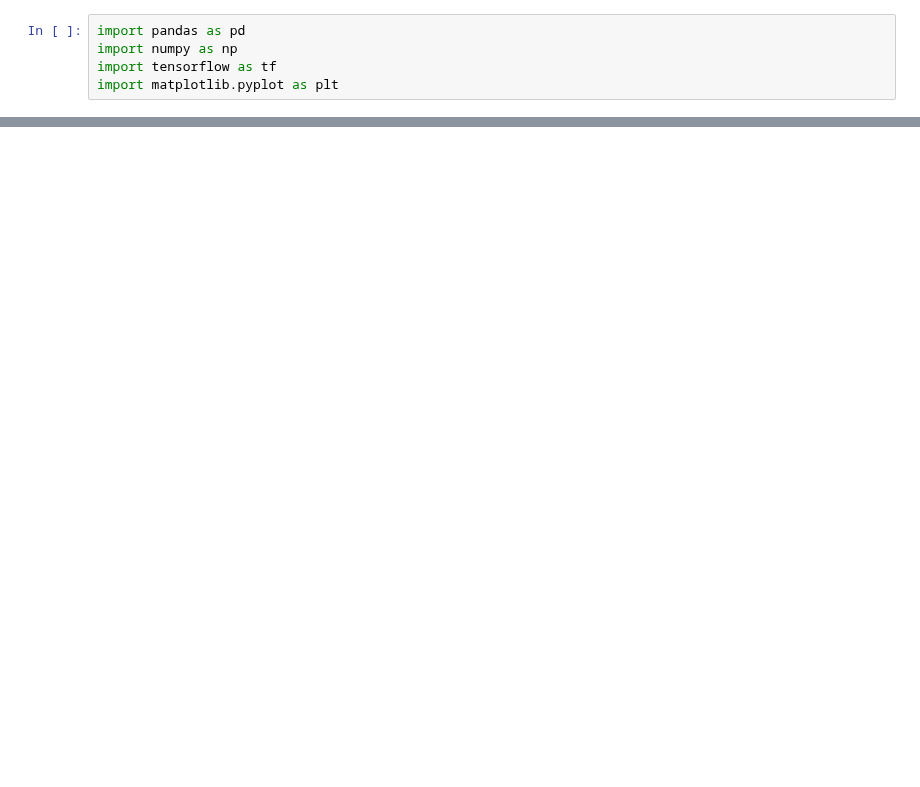
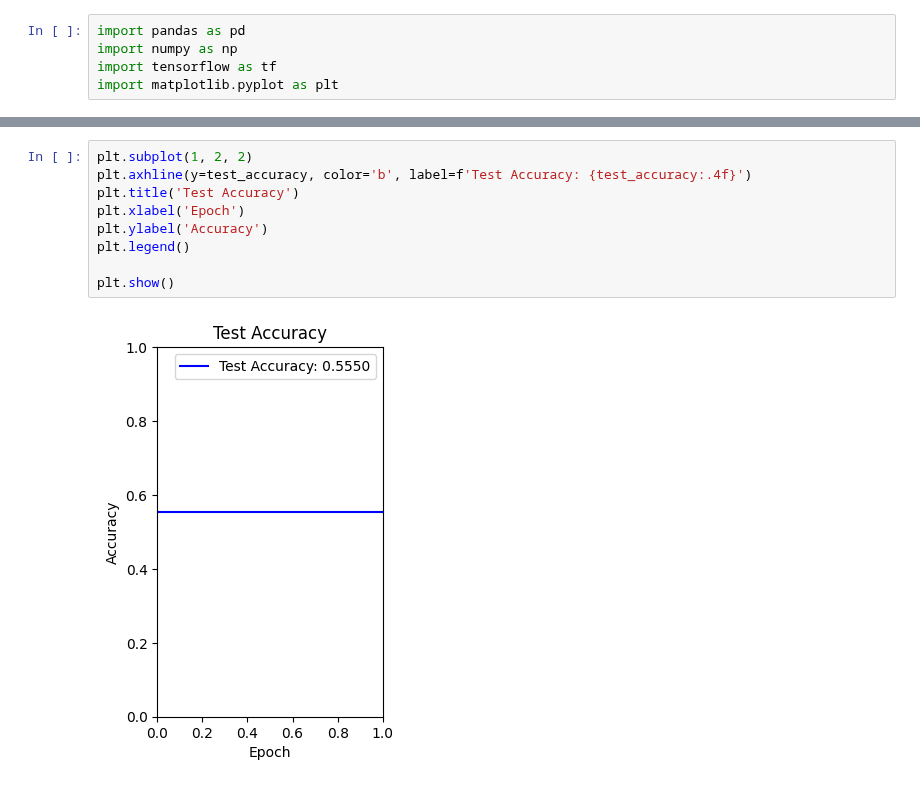
Before and after one commit to farhadspy/Machine-Learning, a Jupyter notebook: Titanic.ipynb, the cells around one changed output, grey strips where cells are left out. Drawn from its saved outputs; the diff is of its cells as text; blank space fills up the shorter version.

```diff
--- a/Titanic.ipynb
+++ b/Titanic.ipynb
@@ -88,0 +126,11 @@ plt.show()
+# %%
+plt.subplot(1, 2, 2)
+plt.axhline(y=test_accuracy, color='b', label=f'Test Accuracy: {test_accuracy:.4f}')
+plt.title('Test Accuracy')
+plt.xlabel('Epoch')
+plt.ylabel('Accuracy')
+plt.legend()
+
+plt.show()
+# %% [output]
+[figure, added]
```
Also changed, not shown: parts of 12 cells of this notebook.
